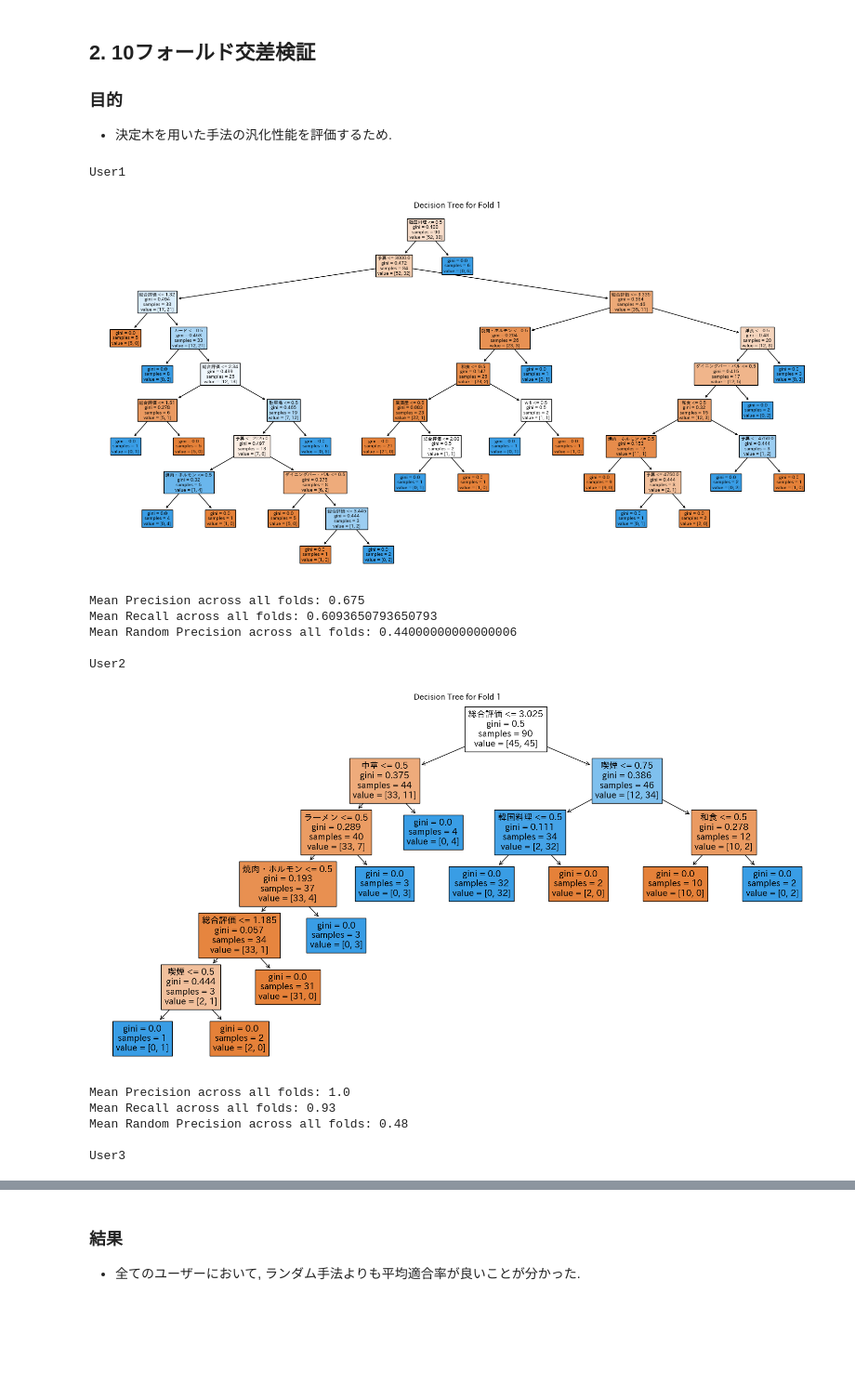
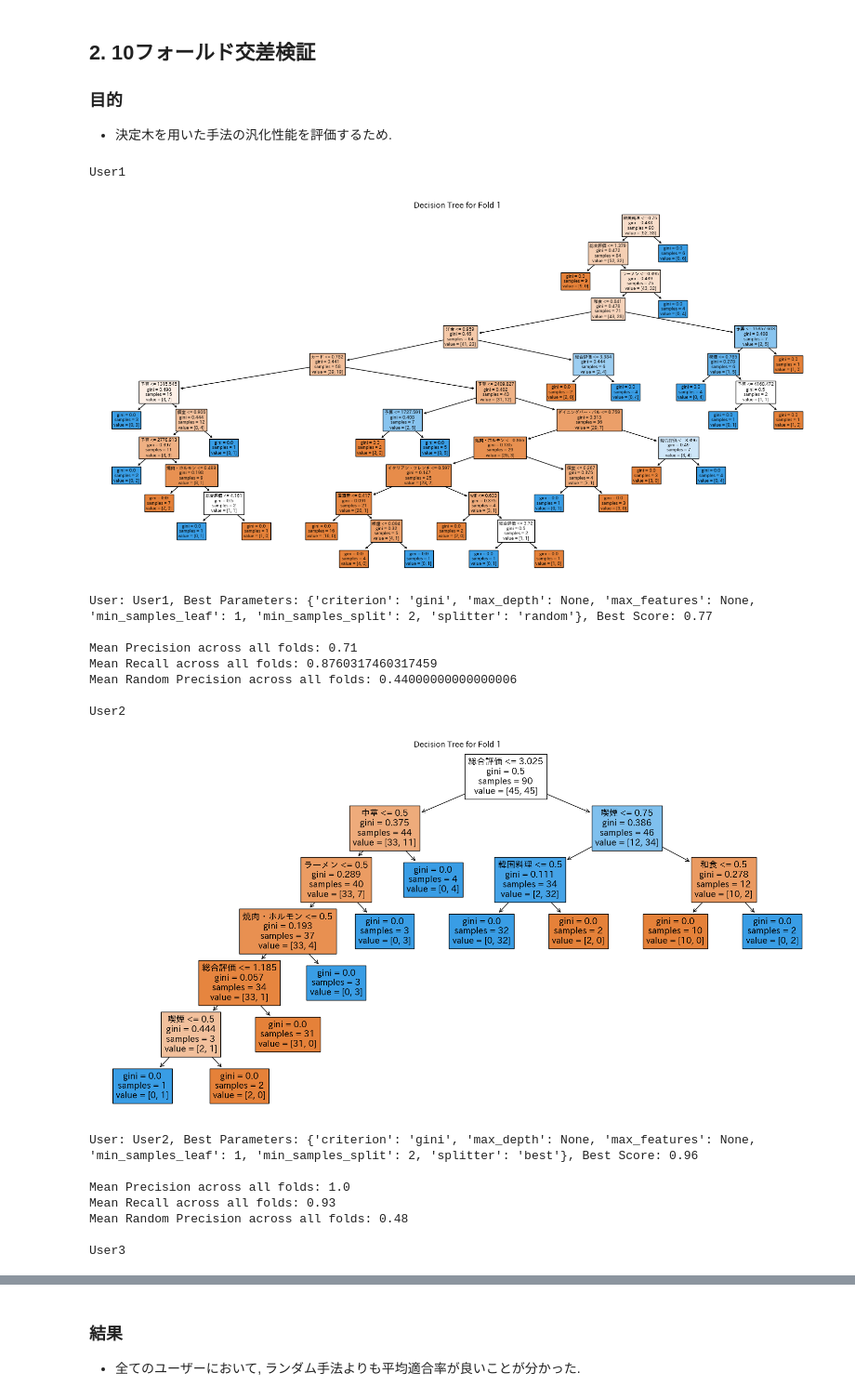
Before and after one commit to Ryosuke1025/RecommenderAlgorithm, a Jupyter notebook: recommender.ipynb, the cells around one changed output, grey strips where cells are left out. Shown at 93% size. Saved outputs shown, nothing was run; the diff lists cells and outputs as text; code cells hidden in the pictures; blank space fills up the shorter version.

```diff
--- a/recommender.ipynb
+++ b/recommender.ipynb
@@ -58,10 +60,11 @@ results = {
 ### 目的
 - 決定木を用いた手法の汎化性能を評価するため.
 # %%
-import matplotlib.pyplot as plt
 from sklearn.tree import DecisionTreeClassifier, plot_tree
 from sklearn.model_selection import KFold
 from sklearn.metrics import accuracy_score, precision_score, recall_score, f1_score
+from sklearn.model_selection import GridSearchCV
+import matplotlib.pyplot as plt
 import japanize_matplotlib
 
  # KFoldインスタンスを初期化
@@ -80,6 +83,25 @@ def array_to_list_string(array):
     return '[' + ', '.join(formatted_array) + ']'
 
 def crossValidation(user_ratings_np, user_name):
+    # 決定木のハイパーパラメータのグリッドを定義
+    param_grid = {
+        'criterion': ['gini', 'entropy'],
+        'max_depth': [None] + list(range(5, 31, 5)),
+        'min_samples_split': range(2, 11, 2),
+        'min_samples_leaf': range(1, 5),
+        'max_features': [None, 'sqrt', 'log2'],
+        'splitter': ['best', 'random']
+    }
+
+    # GridSearchCVでの決定木の初期化
+    grid_search = GridSearchCV(DecisionTreeClassifier(random_state=42), param_grid, cv=kf, scoring='accuracy')
+
+    # グリッドサーチを実行
+    grid_search.fit(features_np, user_ratings_np)
+
+    # 最適な決定木モデルを取得
+    best_tree = grid_search.best_estimator_
+
     # ランダム手法の適合率を格納するリスト
     random_precisions = []
 
@@ -93,11 +115,10 @@ def crossValidation(user_ratings_np, user_name):
         y_train, y_test = user_ratings_np[train_index], user_ratings_np[test_index]
 
         # 決定木の分類器を作成し、トレーニングデータにフィット
-        classifier = DecisionTreeClassifier(random_state=42)
-        classifier.fit(X_train, y_train)
+        best_tree.fit(X_train, y_train)
 
         # テストデータに対する予測
-        predictions = classifier.predict(X_test)
+        predictions = best_tree.predict(X_test)
 
         # 適合率を計算し、リストに追加
         accuracy = accuracy_score(y_test, predictions)
@@ -115,41 +136,48 @@ def crossValidation(user_ratings_np, user_name):
         positive_class_ratio = np.mean(y_test)
         results[user_name]["Random"]["Precision"].append(positive_class_ratio)
 
         # 決定木のプロット
         if fold_counter == 1:
             plt.figure(figsize=(20,10))
-            plot_tree(classifier, filled=True, feature_names=feature_names)
+            plot_tree(best_tree, filled=True, feature_names=feature_names)
             plt.title(f'Decision Tree for Fold {fold_counter}')
             plt.show()
 
         # 次のフォールドへのカウンターを増やす
         fold_counter += 1
+
+    # 最適なハイパーパラメータとそのスコアを表示
+    print(f"User: {user_name}, Best Parameters: {grid_search.best_params_}, Best Score: {grid_search.best_score_}\n")
 
     # 全フォールドでの平均正解率を出力
     mean_precision = np.mean(results[user_name]["Decision Tree"]["Precision"])
     mean_recall = np.mean(results[user_name]["Decision Tree"]["Recall"])
     mean_random_precisions = np.mean(results[user_name]["Random"]["Precision"])
     print(f'Mean Precision across all folds: {mean_precision}')
     print(f'Mean Recall across all folds: {mean_recall}')
     print(f'Mean Random Precision across all folds: {mean_random_precisions}\n')
 
     return random_precisions
 
 print("User1")
 random1_predisions = crossValidation(user1_ratings_np, "User1")
 print("User2")
 random2_predisions= crossValidation(user2_ratings_np, "User2")
 print("User3")
 random3_predisions = crossValidation(user3_ratings_np, "User3")
 # %% [output]
 User1
-[figure, old version]
+[figure, new version]
-Mean Precision across all folds: 0.675
-Mean Recall across all folds: 0.6093650793650793
+User: User1, Best Parameters: {'criterion': 'gini', 'max_depth': None, 'max_features': None, 'min_samples_leaf': 1, 'min_samples_split': 2, 'splitter': 'random'}, Best Score: 0.77
+
+Mean Precision across all folds: 0.71
+Mean Recall across all folds: 0.8760317460317459
 Mean Random Precision across all folds: 0.44000000000000006
 
 User2
 [figure]
+User: User2, Best Parameters: {'criterion': 'gini', 'max_depth': None, 'max_features': None, 'min_samples_leaf': 1, 'min_samples_split': 2, 'splitter': 'best'}, Best Score: 0.96
+
 Mean Precision across all folds: 1.0
 Mean Recall across all folds: 0.93
 Mean Random Precision across all folds: 0.48
```
Also changed, not shown: parts of 8 cells of this notebook.
